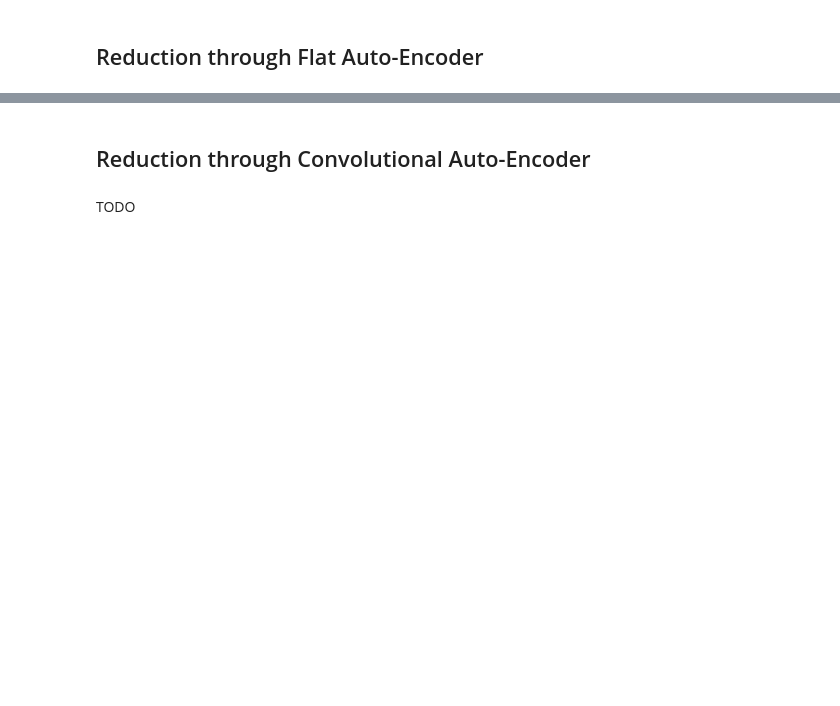
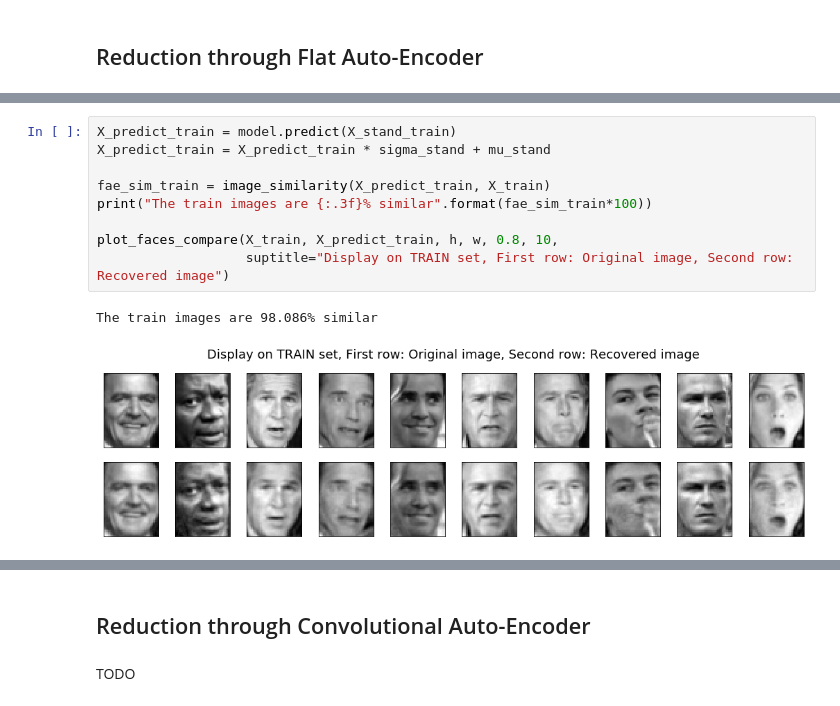
Before and after one commit to deboeser/FeatureReduction, a Jupyter notebook: Feature Reduction Comparison.ipynb, the cells around one changed output, grey strips where cells are left out. Cells and saved outputs as stored; diff of their text form; blank space fills up the shorter version.

```diff
--- a/Feature Reduction Comparison.ipynb
+++ b/Feature Reduction Comparison.ipynb
@@ -189,0 +292,12 @@ TODO
+# %%
+X_predict_train = model.predict(X_stand_train)
+X_predict_train = X_predict_train * sigma_stand + mu_stand
+
+fae_sim_train = image_similarity(X_predict_train, X_train)
+print("The train images are {:.3f}% similar".format(fae_sim_train*100))
+
+plot_faces_compare(X_train, X_predict_train, h, w, 0.8, 10,
+                   suptitle="Display on TRAIN set, First row: Original image, Second row: Recovered image")
+# %% [output]
+The train images are 98.086% similar
+[figure, added]
```
Also changed, not shown: parts of 18 cells of this notebook, 1 other file.
